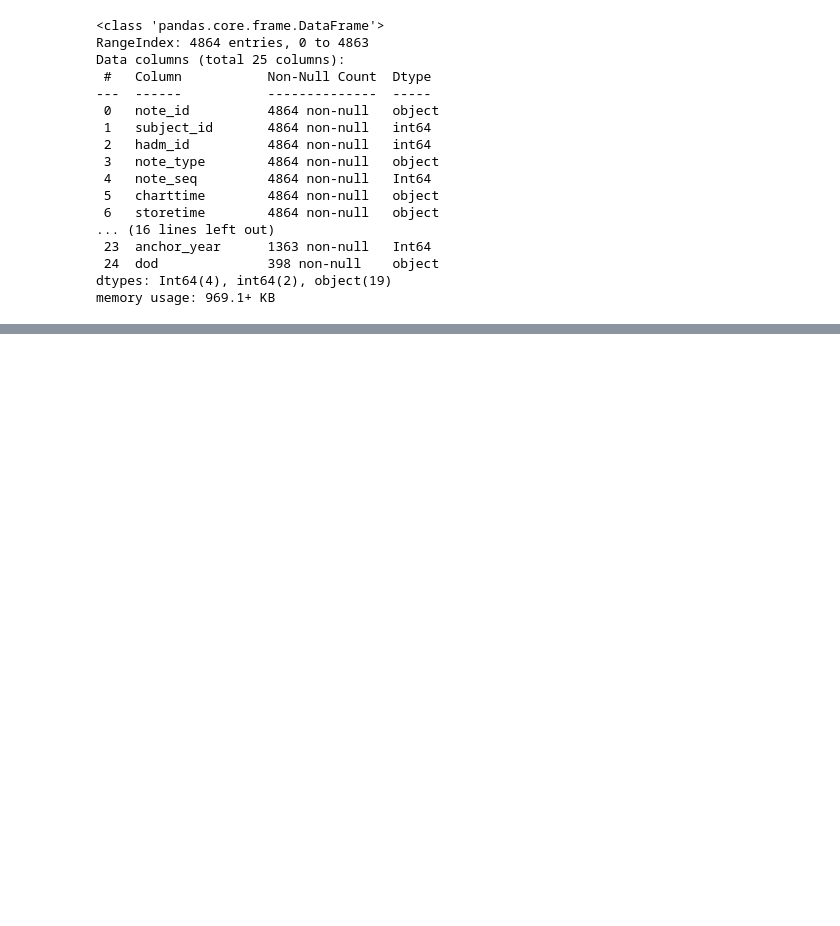
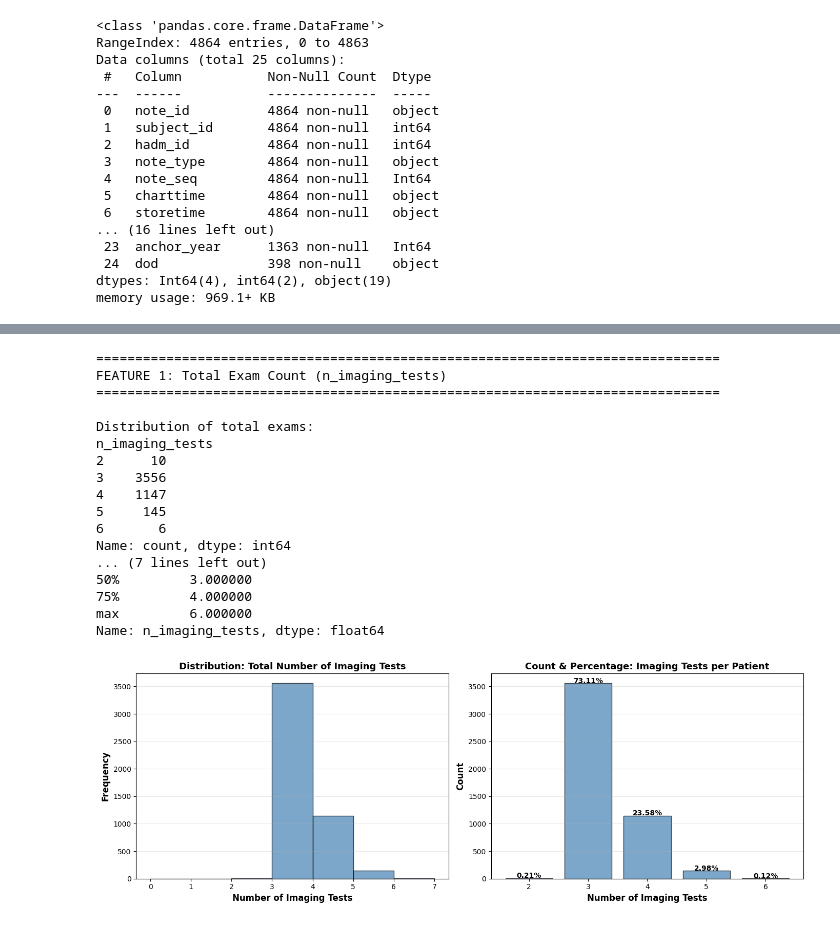
Before and after one commit to alexandermittet/Data_Analytics_for_Health_UniPi, a Jupyter notebook: code/1.1 df1 heart.ipynb, the cells around one changed output, grey strips where cells are left out. Cells and saved outputs as stored; diff of their text form; code cells hidden in the pictures; blank space fills up the shorter version.

Commit message:
df1 slim version with feature engineered, corr analysis

```diff
--- a/code/1.1 df1 heart.ipynb
+++ b/code/1.1 df1 heart.ipynb
@@ -186,7 +186,7 @@ def clean_whitespace(val):
     return val
 
 for col in df.columns:
-    df[col] = df[col].apply(clean_whitespace)
+    df[col] = df_slim[col].apply(clean_whitespace)
 
 print("Whitespace cleanup completed")
 df.info()
@@ -1784,7 +2230,7 @@ ICD Code Gender   N Mean Median  Std Min-Max
 df.to_csv(f"{DATA_DIR}/heart_diagnoses_1_cleaned.csv", index=False)
 # %%
 # load already cleaned to skip first steps
-df = pd.read_csv(f"{DATA_DIR}/heart_diagnoses_1_cleaned.csv")
+#df = pd.read_csv(f"{DATA_DIR}/heart_diagnoses_1_cleaned.csv")
 # %%
 df.info()
 # %% [output]
@@ -1807,0 +2256,2 @@ memory usage: 969.1+ KB
+# %%
+df_slim = df.copy()
@@ -1807,0 +2304,70 @@ memory usage: 969.1+ KB
+# %%
+# create is_dead variable from dod
+df_slim['is_dead'] = df_slim['dod'].notna().astype(int)
+# %%
+# create: A total exam count variable n_imaging_tests out of 'X-ray', 'CT', 'Ultrasound', 'CATH', 'ECG', 'MRI' (text columns, np.nan means no exam done)
+# Define exam columns
+exam_cols = ['X-ray', 'CT', 'Ultrasound', 'CATH', 'ECG', 'MRI']
+exam_cols = [col for col in exam_cols if col in df_slim.columns]
+
+# 1. TOTAL EXAM COUNT: n_imaging_tests
+print("\n" + "="*80)
+print("FEATURE 1: Total Exam Count (n_imaging_tests)")
+print("="*80)
+
+df_slim['n_imaging_tests'] = df_slim[exam_cols].notna().sum(axis=1)
+
+print(f"\nDistribution of total exams:")
+print(df_slim['n_imaging_tests'].value_counts().sort_index())
+print(f"\nStatistics:")
+print(df_slim['n_imaging_tests'].describe())
+
+# Visualize
+fig, axes = plt.subplots(1, 2, figsize=(14, 5))
+
+# Histogram
+ax1 = axes[0]
+ax1.hist(df_slim['n_imaging_tests'], bins=range(0, 8), edgecolor='black', alpha=0.7, color='steelblue')
+ax1.set_xlabel('Number of Imaging Tests', fontsize=12, fontweight='bold')
+ax1.set_ylabel('Frequency', fontsize=12, fontweight='bold')
+ax1.set_title('Distribution: Total Number of Imaging Tests', fontsize=13, fontweight='bold')
+ax1.grid(alpha=0.3, axis='y')
+
+# Bar plot with percentages
+ax2 = axes[1]
+counts = df_slim['n_imaging_tests'].value_counts().sort_index()
+percentages = (counts / len(df_slim) * 100).round(2)
+bars = ax2.bar(counts.index, counts.values, color='steelblue', edgecolor='black', alpha=0.7)
+
+# Add percentage labels on bars
+for i, (idx, count) in enumerate(counts.items()):
+    pct = percentages[idx]
+    ax2.text(idx, count + 5, f'{pct}%', ha='center', fontsize=10, fontweight='bold')
+
+ax2.set_xlabel('Number of Imaging Tests', fontsize=12, fontweight='bold')
+ax2.set_ylabel('Count', fontsize=12, fontweight='bold')
+ax2.set_title('Count & Percentage: Imaging Tests per Patient', fontsize=13, fontweight='bold')
+ax2.grid(alpha=0.3, axis='y')
+
+plt.tight_layout()
+plt.savefig(r'../plots/1.1_df1_imaging_tests_count.png', dpi=300, bbox_inches='tight')
+plt.show()
+# %% [output]
+================================================================================
+FEATURE 1: Total Exam Count (n_imaging_tests)
+================================================================================
+
+Distribution of total exams:
+n_imaging_tests
+2      10
+3    3556
+4    1147
+5     145
+6       6
+Name: count, dtype: int64
+... (7 lines left out)
+50%         3.000000
+75%         4.000000
+max         6.000000
+Name: n_imaging_tests, dtype: float64
+[figure, added]
```
Also changed, not shown: parts of 24 cells of this notebook, 10 other files.
